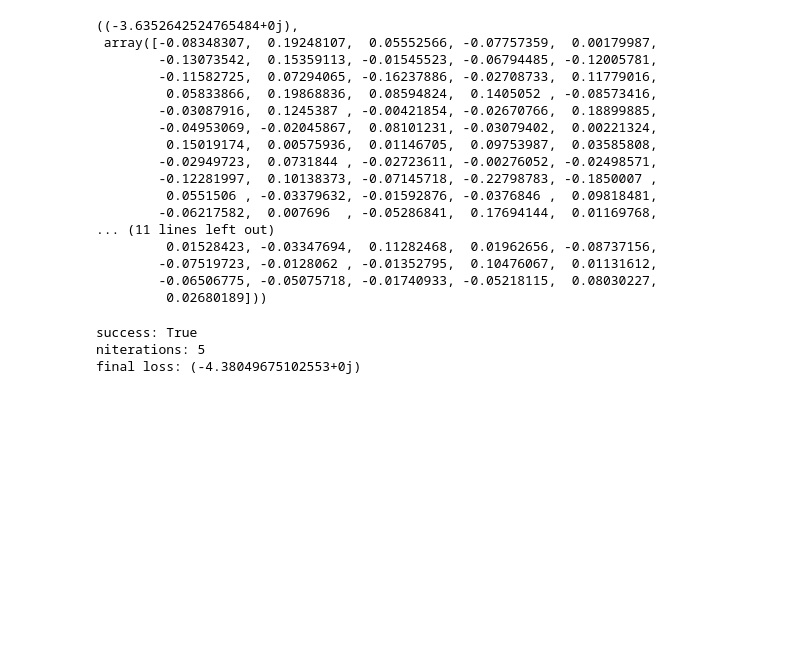
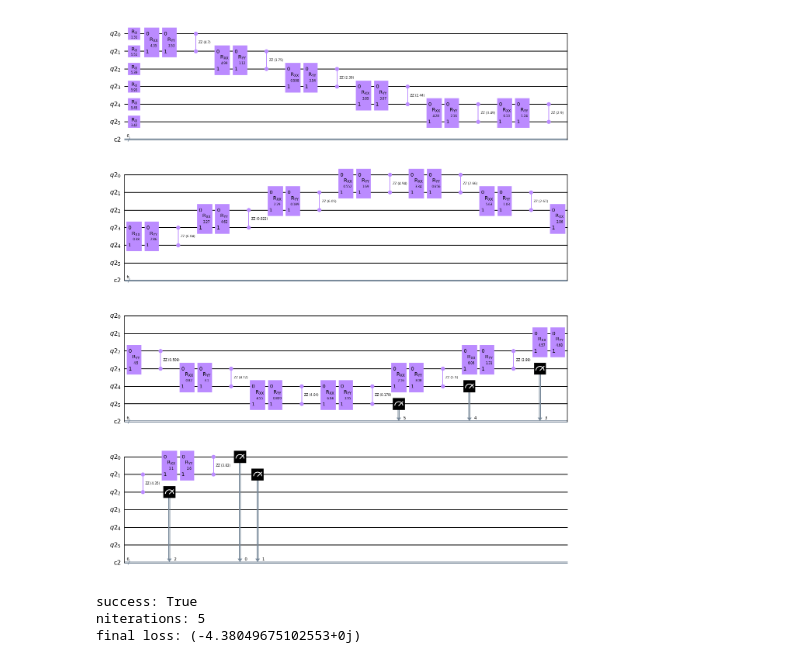
Before and after one commit to panmx-phys/MLPhys, a Jupyter notebook: QC/pure/pureQC.ipynb, the cells around one changed output. Cells and saved outputs as stored; diff of their text form; code cells hidden in the pictures; blank space fills up the shorter version.

```diff
--- a/QC/pure/pureQC.ipynb
+++ b/QC/pure/pureQC.ipynb
@@ -84,21 +84,6 @@ def state_to_vec(s):
 stateDict = dict()
 for s in state_in_str:
     stateDict[s] = state_to_vec(s)[0]
-# %%
-q = QuantumRegister(N)
-c = ClassicalRegister(N)
-qc = QuantumCircuit(q,c)
-
-thetas = np.random.rand(3 * N)
-for i in range(N):
-    qc.rx(thetas[i] * np.pi/2,i)
-    qc.ry(thetas[i] * np.pi/2,i)
-    qc.rz(thetas[i] * np.pi/2,i)
-
-qc.measure(q,c)
-backend = Aer.get_backend('qasm_simulator')
-job = execute(qc, backend, shots=1000)
-QCresult = job.result().get_counts(qc)
 # %%
 def FCostFunc(QCresult):
     estF = 0
@@ -113,39 +98,24 @@ test1 = QuCircWithGrad(N)
 for i in range(N):
     test1.add_gate('Rx',i)
 
-for i in range(4):
+for layer in range(2):
     for i in range(N-1):
         test1.add_gate('Rxx',(i,i+1))
         test1.add_gate('Ryy',(i,i+1))
         test1.add_gate('Rzz',(i,i+1))
 
     for j in range(N-1):
-        i = (N-2 - i)
+        i = (N-2 - j)
         test1.add_gate('Rxx',(i,i+1))
         test1.add_gate('Ryy',(i,i+1))
         test1.add_gate('Rzz',(i,i+1))
 # %%
 test1.setCostFun(FCostFunc)
 test1.construct()
-test1.calc(),test1.getThetaGrad()
-# %% [output]
-((-3.6352642524765484+0j),
- array([-0.08348307,  0.19248107,  0.05552566, -0.07757359,  0.00179987,
-        -0.13073542,  0.15359113, -0.01545523, -0.06794485, -0.12005781,
-        -0.11582725,  0.07294065, -0.16237886, -0.02708733,  0.11779016,
-         0.05833866,  0.19868836,  0.08594824,  0.1405052 , -0.08573416,
-        -0.03087916,  0.1245387 , -0.00421854, -0.02670766,  0.18899885,
-        -0.04953069, -0.02045867,  0.08101231, -0.03079402,  0.00221324,
-         0.15019174,  0.00575936,  0.01146705,  0.09753987,  0.03585808,
-        -0.02949723,  0.0731844 , -0.02723611, -0.00276052, -0.02498571,
-        -0.12281997,  0.10138373, -0.07145718, -0.22798783, -0.1850007 ,
-         0.0551506 , -0.03379632, -0.01592876, -0.0376846 ,  0.09818481,
-        -0.06217582,  0.007696  , -0.05286841,  0.17694144,  0.01169768,
-... (11 lines left out)
-         0.01528423, -0.03347694,  0.11282468,  0.01962656, -0.08737156,
-        -0.07519723, -0.0128062 , -0.01352795,  0.10476067,  0.01131612,
-        -0.06506775, -0.05075718, -0.01740933, -0.05218115,  0.08030227,
-         0.02680189]))
+# %%
+test1.qc.draw(output='mpl')
+# %% [output]
+[figure, added]
 # %%
 def ValandGrad(thetas):
     test1.updateThetas(thetas)
```
Also changed, not shown: 6 other files.
